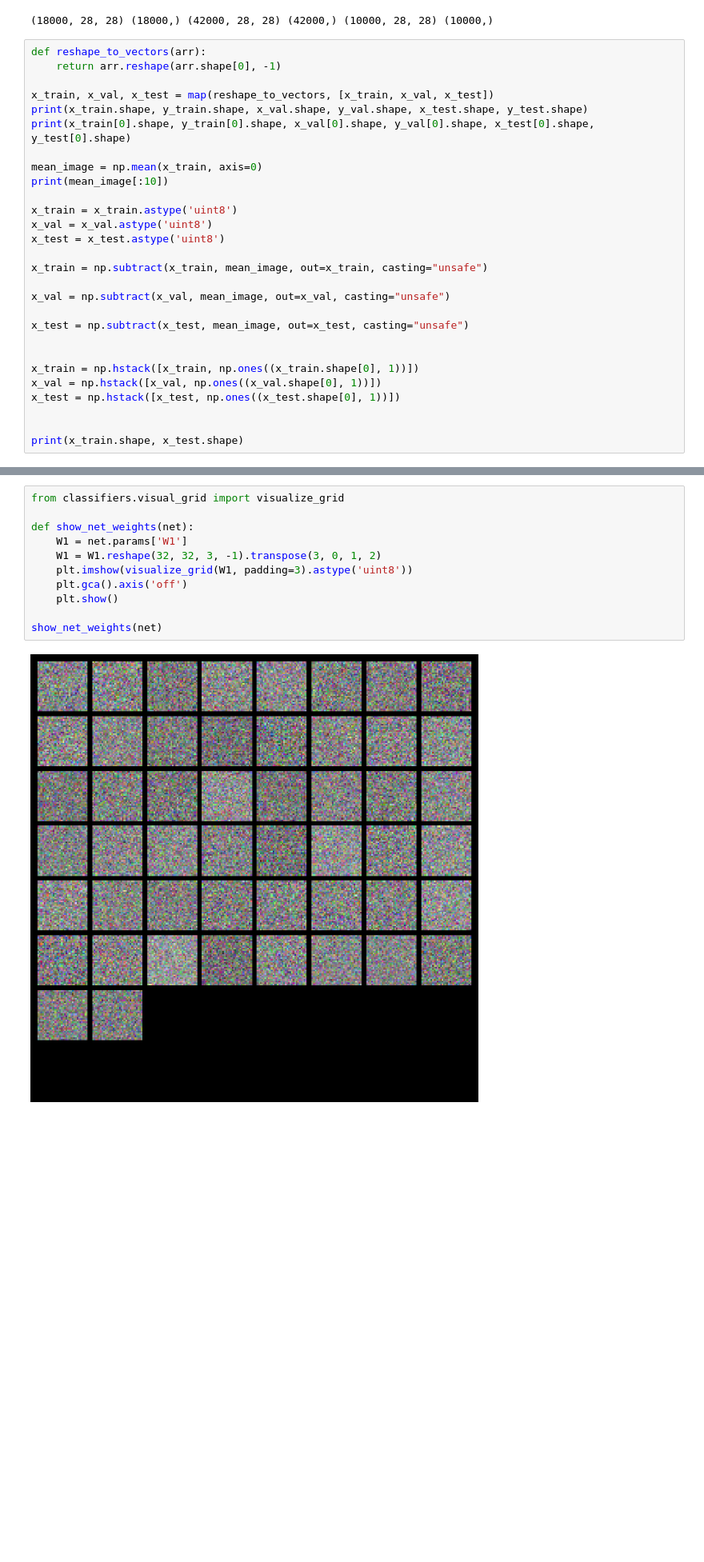
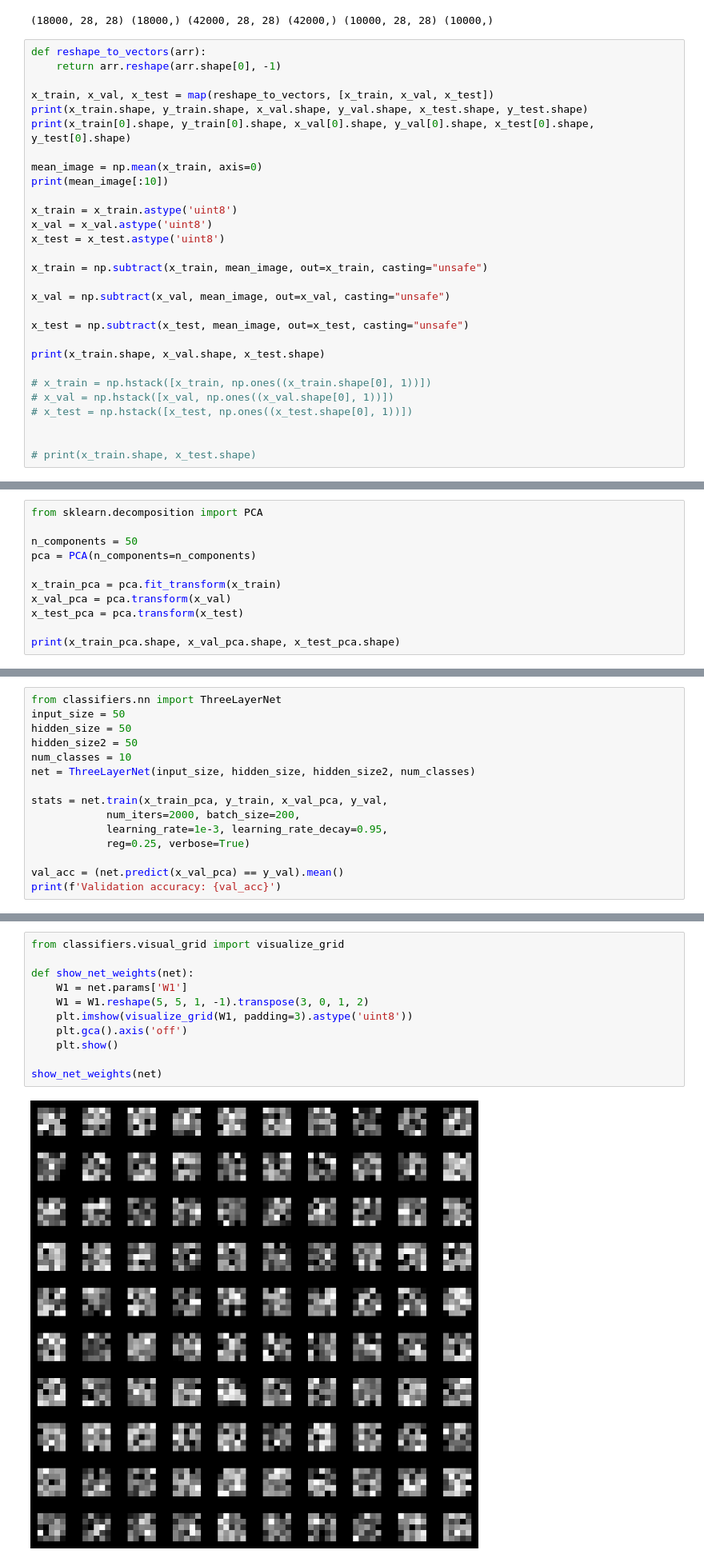
Before and after one commit to GlebIsrailevich/DL_master_SamUni, a Jupyter notebook: HW2/assignment2.ipynb, the cells around one changed output, grey strips where cells are left out. Shown at 80% size. Saved outputs shown, nothing was run; the diff lists cells and outputs as text; blank space fills up the shorter version.

```diff
--- a/HW2/assignment2.ipynb
+++ b/HW2/assignment2.ipynb
@@ -206,13 +205,14 @@ x_val = np.subtract(x_val, mean_image, out=x_val, casting="unsafe")
 
 x_test = np.subtract(x_test, mean_image, out=x_test, casting="unsafe")
 
+print(x_train.shape, x_val.shape, x_test.shape)
 
-x_train = np.hstack([x_train, np.ones((x_train.shape[0], 1))])
-x_val = np.hstack([x_val, np.ones((x_val.shape[0], 1))])
-x_test = np.hstack([x_test, np.ones((x_test.shape[0], 1))])
+# x_train = np.hstack([x_train, np.ones((x_train.shape[0], 1))])
+# x_val = np.hstack([x_val, np.ones((x_val.shape[0], 1))])
+# x_test = np.hstack([x_test, np.ones((x_test.shape[0], 1))])
 
 
-print(x_train.shape, x_test.shape)
+# print(x_train.shape, x_test.shape)
 # %% [output]
 (18000, 784) (18000,) (42000, 784) (42000,) (10000, 784) (10000,)
 (784,) () (784,) () (784,) ()
@@ -241,3 +251,14 @@ ValueError: shapes (200,785) and (3072,50) not aligned: 785 (dim 1) != 3072 (dim
 Для лучшей модели вычислите acсuracy на тестовом наборе.
 
 Для отладки процесса обучения часто помогают графики изменения loss и accuracy в процессе обучения. Ниже приведен код построения таких графиков.
+# %%
+from sklearn.decomposition import PCA
+
+n_components = 50
+pca = PCA(n_components=n_components)
+
+x_train_pca = pca.fit_transform(x_train)
+x_val_pca = pca.transform(x_val)
+x_test_pca = pca.transform(x_test)
+
+print(x_train_pca.shape, x_val_pca.shape, x_test_pca.shape)
@@ -243,0 +267,15 @@ ValueError: shapes (200,785) and (3072,50) not aligned: 785 (dim 1) != 3072 (dim
+# %%
+from classifiers.nn import ThreeLayerNet
+input_size = 50
+hidden_size = 50
+hidden_size2 = 50
+num_classes = 10
+net = ThreeLayerNet(input_size, hidden_size, hidden_size2, num_classes)
+
+stats = net.train(x_train_pca, y_train, x_val_pca, y_val,
+            num_iters=2000, batch_size=200,
+            learning_rate=1e-3, learning_rate_decay=0.95,
+            reg=0.25, verbose=True)
+
+val_acc = (net.predict(x_val_pca) == y_val).mean()
+print(f'Validation accuracy: {val_acc}')
@@ -265,15 +321,15 @@ plt.show()
 # %%
 from classifiers.visual_grid import visualize_grid
 
 def show_net_weights(net):
     W1 = net.params['W1']
-    W1 = W1.reshape(32, 32, 3, -1).transpose(3, 0, 1, 2)
+    W1 = W1.reshape(5, 5, 1, -1).transpose(3, 0, 1, 2)
     plt.imshow(visualize_grid(W1, padding=3).astype('uint8'))
     plt.gca().axis('off')
     plt.show()
 
 show_net_weights(net)
 # %% [output]
-[figure, old version]
+[figure, new version]
 # %% [markdown]
 Сделайте выводы по результатам работы.
```
Also changed, not shown: parts of 7 cells of this notebook, 3 other files.
